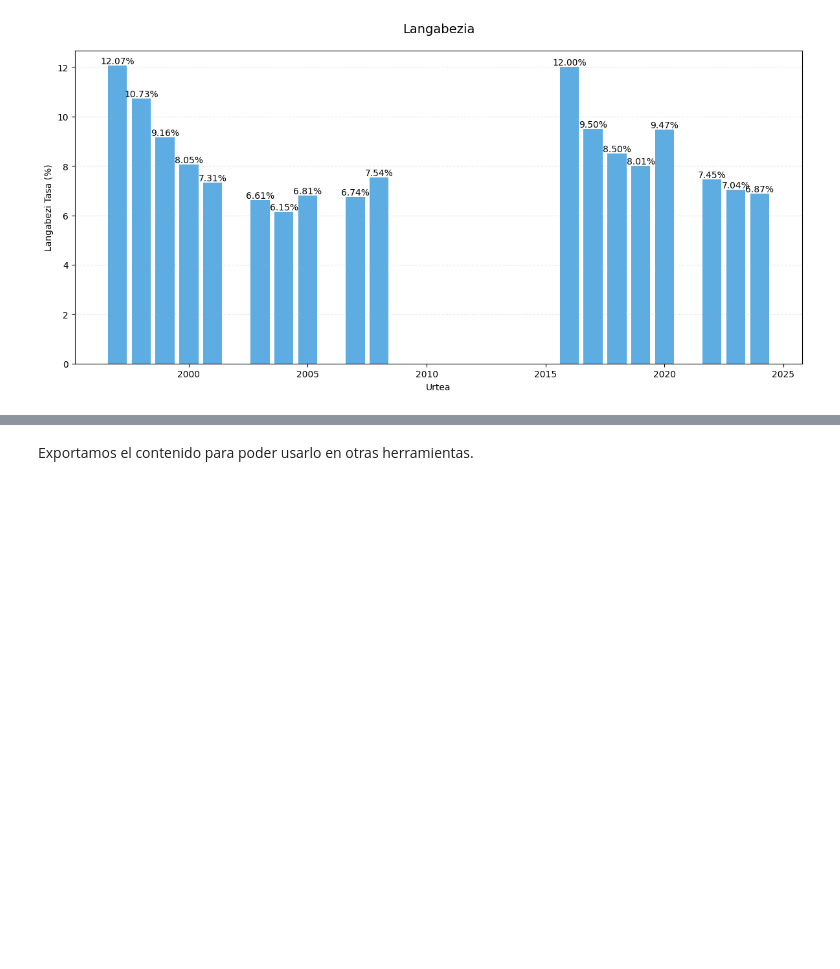
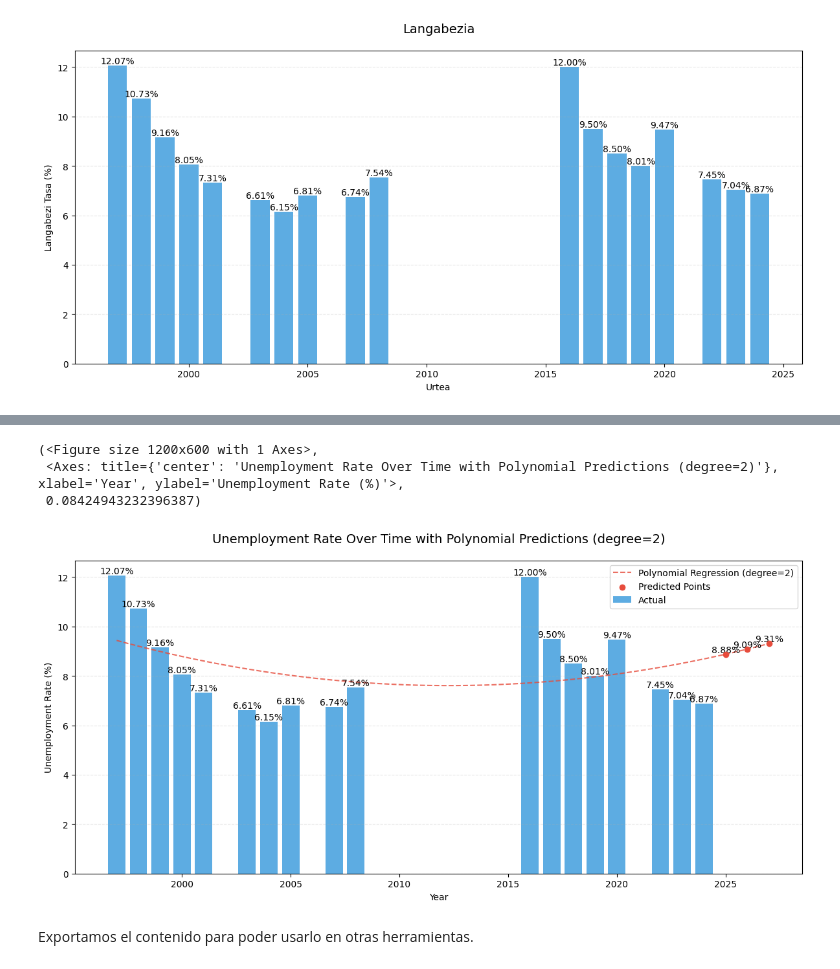
Before and after one commit to IraitzM/FSS, a Jupyter notebook: notebooks/datos_empleo.ipynb, the cells around one changed output, grey strips where cells are left out. Cells and saved outputs as stored; diff of their text form; code cells hidden in the pictures; blank space fills up the shorter version.

```diff
--- a/notebooks/datos_empleo.ipynb
+++ b/notebooks/datos_empleo.ipynb
@@ -470,3 +482,12 @@ plot_unemployment_rates(datos_completos);
+# %%
+from visuals import plot_unemployment_rates_poly
+
+plot_unemployment_rates_poly(datos_completos)
+# %% [output]
+(<Figure size 1200x600 with 1 Axes>,
+ <Axes: title={'center': 'Unemployment Rate Over Time with Polynomial Predictions (degree=2)'}, xlabel='Year', ylabel='Unemployment Rate (%)'>,
+ 0.08424943232396387)
+[figure, added]
 # %% [markdown]
 Exportamos el contenido para poder usarlo en otras herramientas.
 # %%
```
Also changed, not shown: parts of 3 cells of this notebook, 1 other file.
